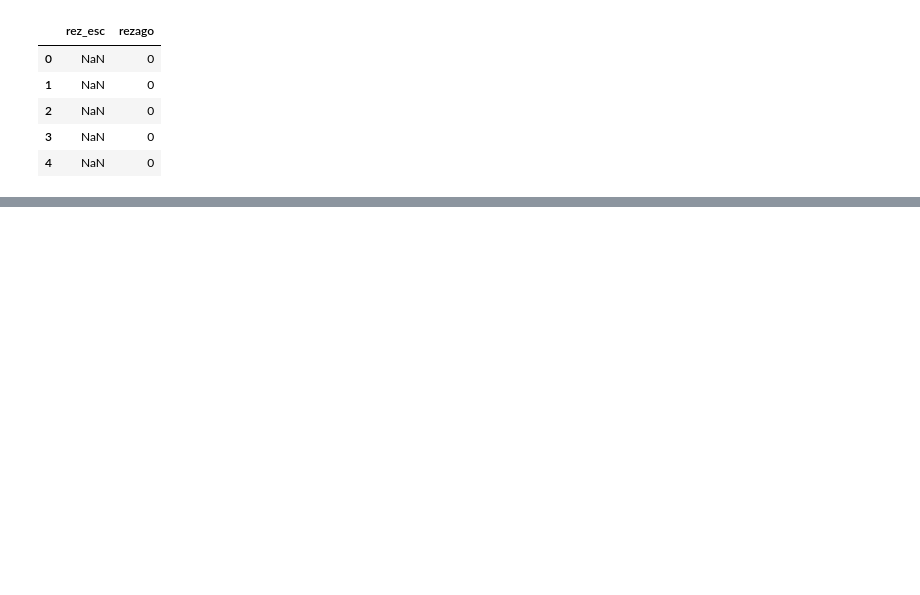
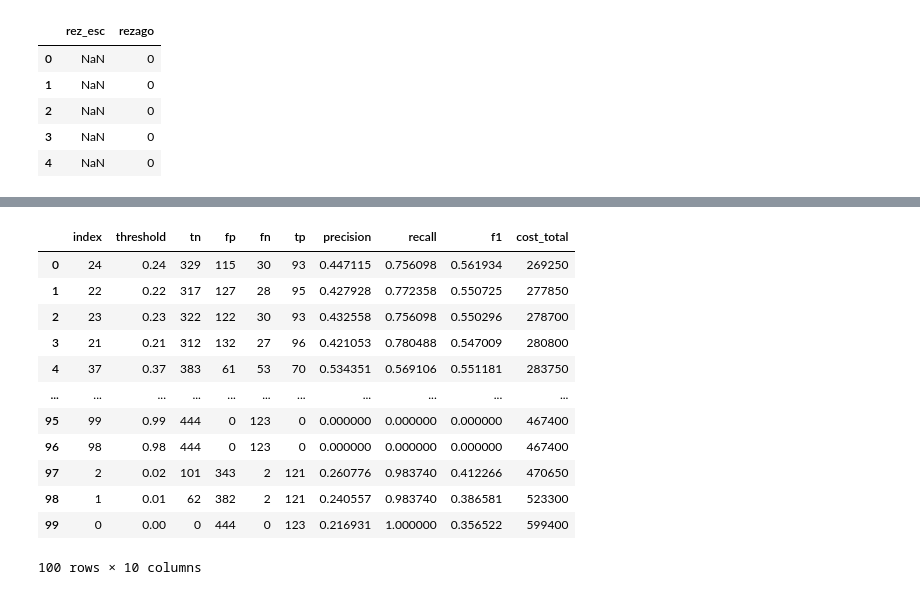
Before and after one commit to Juanfe2429/Sandbox_HE-_JuanDuque, a Jupyter notebook: Taller 1.ipynb, the cells around one changed output, grey strips where cells are left out. Drawn from its saved outputs; the diff is of its cells as text; code cells hidden in the pictures; blank space fills up the shorter version.

```diff
--- a/Taller 1.ipynb
+++ b/Taller 1.ipynb
@@ -140,0 +514,19 @@ X_ed[['rez_esc', 'gran rezago']].head()
+# %%
+best_row = cv_results_df.iloc[0]
+best_model_name = best_row["model"]
+best_model = best_estimators[best_model_name]
+
+print("Mejor modelo según F1 en test:", best_model_name)
+print("Mejores hiperparámetros:")
+print(best_row["best_params"])
+print("Métricas test del mejor modelo:")
+display(best_row[["accuracy", "precision", "recall", "f1", "roc_auc"]].to_frame("value"))
+
+if best_row["precision"] > best_row["recall"]:
+    comment = "Tradeoff observado: el modelo está más conservador (mayor precision que recall)."
+elif best_row["precision"] < best_row["recall"]:
+    comment = "Tradeoff observado: el modelo está más agresivo (mayor recall que precision)."
+else:
+    comment = "Tradeoff observado: precision y recall están balanceados."
+
+print(comment)
@@ -140,0 +545,22 @@ X_ed[['rez_esc', 'gran rezago']].head()
+# %%
+best_prob_test = best_model.predict_proba(X_test)[:, 1]
+thresholds = np.arange(0.0, 1, 0.01).tolist()
+C_FP = 1350
+C_FN = 3800
+
+threshold_table = evaluate_thresholds(
+    y_true=y_test,
+    y_prob=best_prob_test,
+    thresholds=thresholds,
+    c_fp=C_FP,
+    c_fn=C_FN,
+)
+
+print("Tabla de umbral vs métricas/costo:")
+display(threshold_table)
+
+best_threshold_row = threshold_table.loc[threshold_table["cost_total"].idxmin()]
+print(
+    f"Umbral de menor costo: {best_threshold_row['threshold']} "
+    f"(Costo={best_threshold_row['cost_total']:.0f}, FP={best_threshold_row['fp']:.0f}, FN={best_threshold_row['fn']:.0f})"
+)
@@ -140,0 +583,16 @@ X_ed[['rez_esc', 'gran rezago']].head()
+# %%
+threshold_table.sort_values("cost_total").reset_index(drop=False)
+# %% [output]
+|  | index | threshold | tn | fp | fn | tp | precision | recall | f1 | cost_total |
+| 0 | 24 | 0.24 | 329 | 115 | 30 | 93 | 0.447115 | 0.756098 | 0.561934 | 269250 |
+| 1 | 22 | 0.22 | 317 | 127 | 28 | 95 | 0.427928 | 0.772358 | 0.550725 | 277850 |
+| 2 | 23 | 0.23 | 322 | 122 | 30 | 93 | 0.432558 | 0.756098 | 0.550296 | 278700 |
+| 3 | 21 | 0.21 | 312 | 132 | 27 | 96 | 0.421053 | 0.780488 | 0.547009 | 280800 |
+| 4 | 37 | 0.37 | 383 | 61 | 53 | 70 | 0.534351 | 0.569106 | 0.551181 | 283750 |
+| ... | ... | ... | ... | ... | ... | ... | ... | ... | ... | ... |
+| 95 | 99 | 0.99 | 444 | 0 | 123 | 0 | 0.000000 | 0.000000 | 0.000000 | 467400 |
+| 96 | 98 | 0.98 | 444 | 0 | 123 | 0 | 0.000000 | 0.000000 | 0.000000 | 467400 |
+| 97 | 2 | 0.02 | 101 | 343 | 2 | 121 | 0.260776 | 0.983740 | 0.412266 | 470650 |
+| 98 | 1 | 0.01 | 62 | 382 | 2 | 121 | 0.240557 | 0.983740 | 0.386581 | 523300 |
+| 99 | 0 | 0.00 | 0 | 444 | 0 | 123 | 0.216931 | 1.000000 | 0.356522 | 599400 |
+100 rows × 10 columns
```
Also changed, not shown: parts of 53 cells of this notebook.
